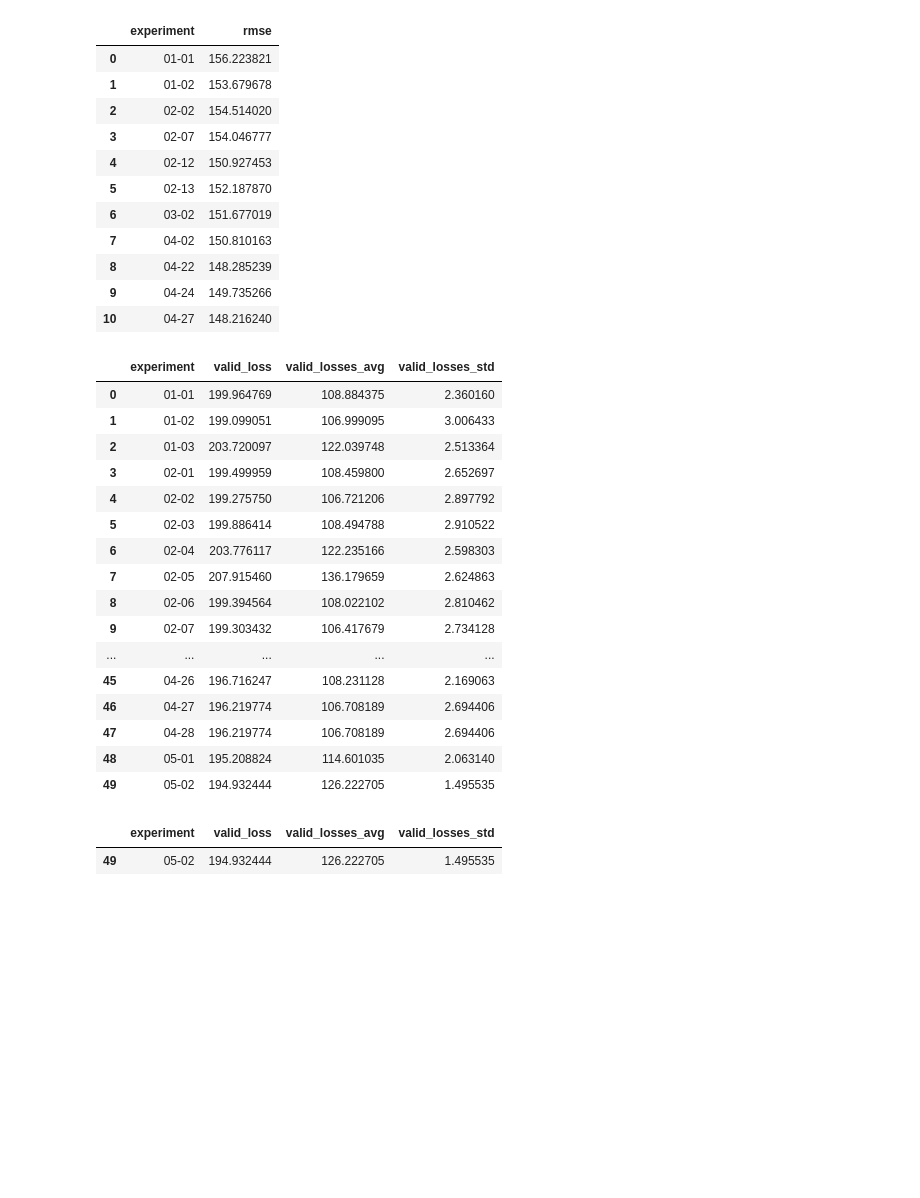
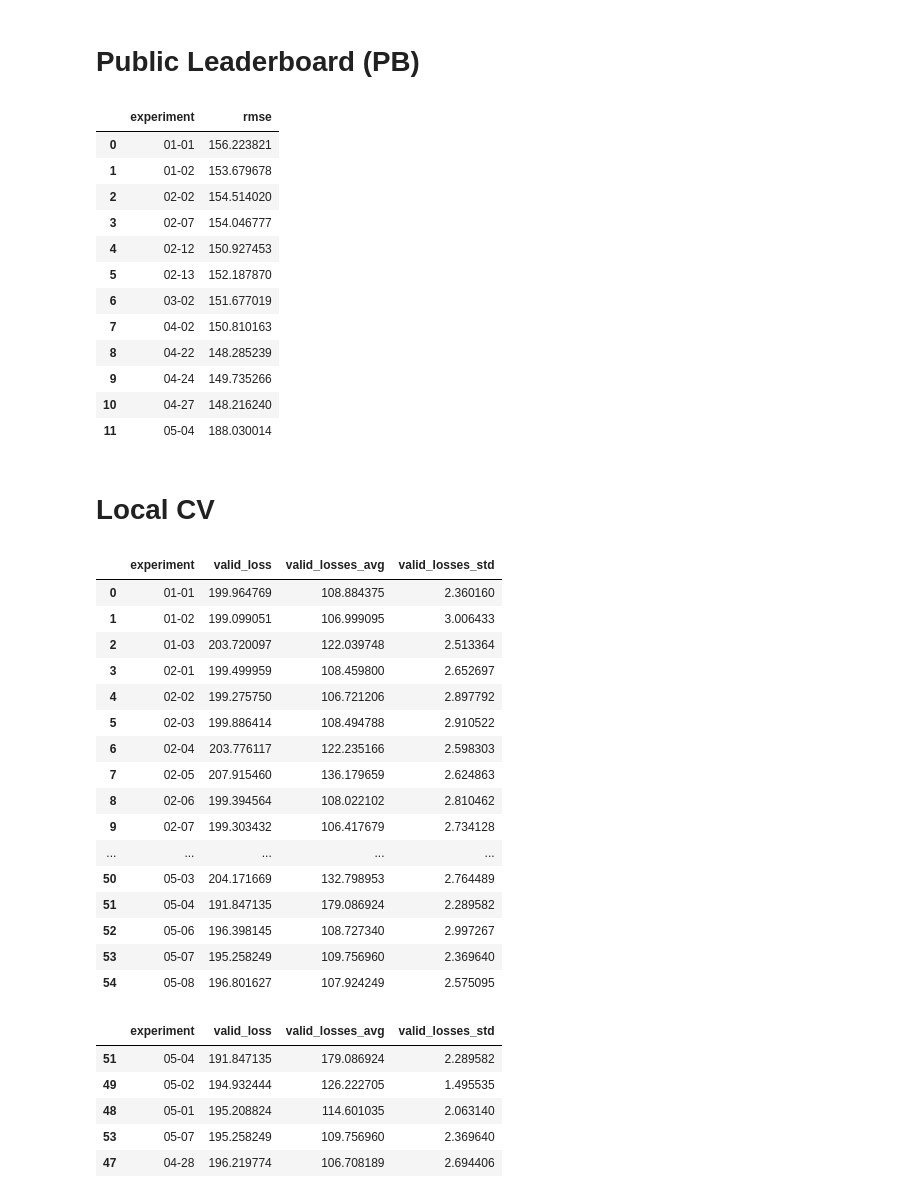
Before and after one commit to Quvotha/aiquest2021-assesment, a Jupyter notebook: experiments/cv_vs_pb.ipynb, the cells around one changed output. Cells and saved outputs as stored; diff of their text form; code cells hidden in the pictures; blank space fills up the shorter version.

```diff
--- a/experiments/cv_vs_pb.ipynb
+++ b/experiments/cv_vs_pb.ipynb
@@ -9,3 +9,9 @@ import seaborn as sns
+# %%
+pd.options.display.max_rows = 100
+pd.options.display.max_columns = 100
+pd.options.display.float_format = '{:3f}'.format
+# %% [markdown]
+# Public Leaderboard (PB)
 # %%
 pb = pd.read_csv('public_leaderboard.csv',header=None)
 pb.columns = ['experiment', 'rmse']
@@ -23,6 +29,9 @@ pb
 | 8 | 04-22 | 148.285239 |
 | 9 | 04-24 | 149.735266 |
 | 10 | 04-27 | 148.216240 |
+| 11 | 05-04 | 188.030014 |
+# %% [markdown]
+# Local CV
 # %%
 cv = []
 for filepath in glob.glob(os.path.join('*', 'metrics.json')):
@@ -45,13 +54,17 @@ cv
 | 8 | 02-06 | 199.394564 | 108.022102 | 2.810462 |
 | 9 | 02-07 | 199.303432 | 106.417679 | 2.734128 |
 | ... | ... | ... | ... | ... |
-| 45 | 04-26 | 196.716247 | 108.231128 | 2.169063 |
-| 46 | 04-27 | 196.219774 | 106.708189 | 2.694406 |
-| 47 | 04-28 | 196.219774 | 106.708189 | 2.694406 |
-| 48 | 05-01 | 195.208824 | 114.601035 | 2.063140 |
-| 49 | 05-02 | 194.932444 | 126.222705 | 1.495535 |
+| 50 | 05-03 | 204.171669 | 132.798953 | 2.764489 |
+| 51 | 05-04 | 191.847135 | 179.086924 | 2.289582 |
+| 52 | 05-06 | 196.398145 | 108.727340 | 2.997267 |
+| 53 | 05-07 | 195.258249 | 109.756960 | 2.369640 |
+| 54 | 05-08 | 196.801627 | 107.924249 | 2.575095 |
 # %%
-cv.sort_values('valid_loss').head(1)
+cv.sort_values('valid_loss').head(5)
 # %% [output]
 |  | experiment | valid_loss | valid_losses_avg | valid_losses_std |
+| 51 | 05-04 | 191.847135 | 179.086924 | 2.289582 |
 | 49 | 05-02 | 194.932444 | 126.222705 | 1.495535 |
+| 48 | 05-01 | 195.208824 | 114.601035 | 2.063140 |
+| 53 | 05-07 | 195.258249 | 109.756960 | 2.369640 |
+| 47 | 04-28 | 196.219774 | 106.708189 | 2.694406 |
```
Also changed, not shown: parts of 14 cells of this notebook, 7 other files.
